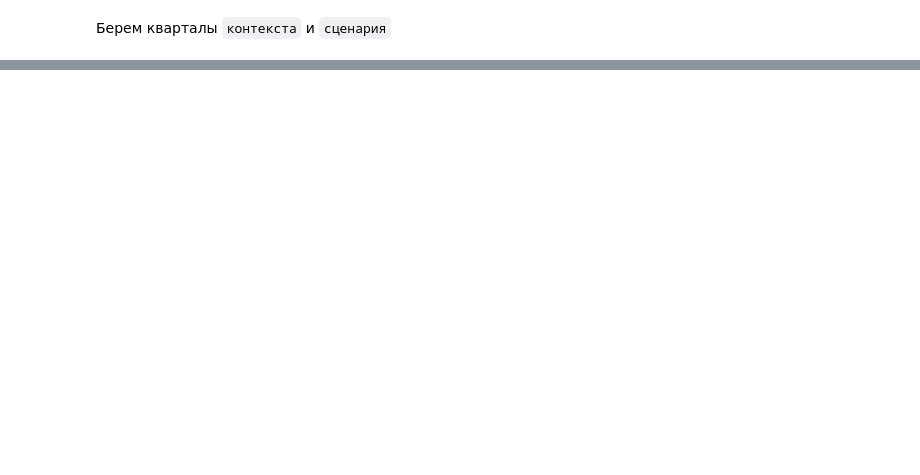
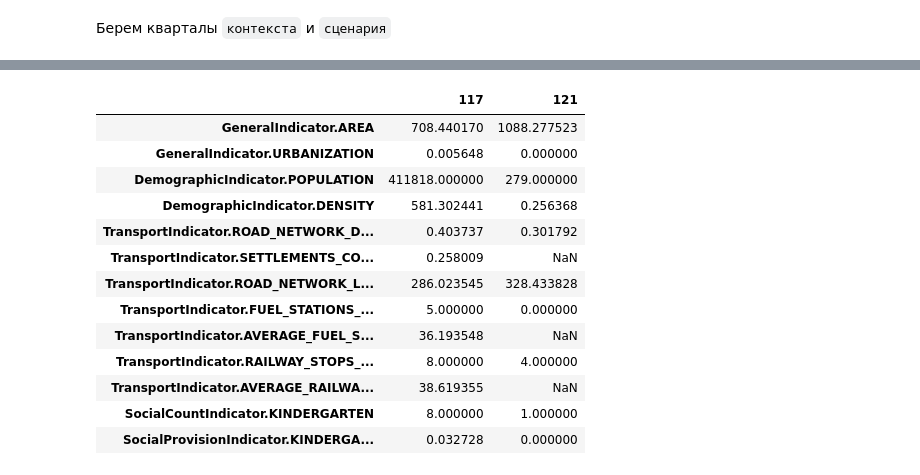
Before and after one commit to vasilstar97/prostor-examples, a Jupyter notebook: examples/Ф22.ipynb, the cells around one changed output, grey strips where cells are left out. Saved outputs shown, nothing was run; the diff lists cells and outputs as text; code cells hidden in the pictures; blank space fills up the shorter version.

```diff
--- a/examples/Ф22.ipynb
+++ b/examples/Ф22.ipynb
@@ -163,0 +59,18 @@ result_df
+# %%
+SERVICE_TYPES_MAPPING = {
+    84: 'fuel',
+    80: 'train_station',
+    21: 'kindergarten',
+    #TODO закончить список
+}
+# %%
+indicators = {}
+for territory_id in blocks_gdf.territory_id.unique():
+    gdf = blocks_gdf[blocks_gdf.territory_id == territory_id]
+
+    count_columns = {f'count_{i}':f'count_{n}' for i,n in SERVICE_TYPES_MAPPING.items()}
+    capacity_columns = {f'capacity_{i}':f'capacity_{n}' for i,n in SERVICE_TYPES_MAPPING.items()}
+    gdf = gdf.rename(columns={**count_columns, **capacity_columns})
+
+    res = calculate_indicators(gdf, acc_mx, roads_gdf)
+    indicators[int(territory_id)] = res
@@ -163,0 +95,18 @@ result_df
+# %%
+indicators_df = pd.DataFrame.from_dict(indicators)
+indicators_df
+# %% [output]
+|  | 117 | 121 |
+| GeneralIndicator.AREA | 708.440170 | 1088.277523 |
+| GeneralIndicator.URBANIZATION | 0.005648 | 0.000000 |
+| DemographicIndicator.POPULATION | 411818.000000 | 279.000000 |
+| DemographicIndicator.DENSITY | 581.302441 | 0.256368 |
+| TransportIndicator.ROAD_NETWORK_D... | 0.403737 | 0.301792 |
+| TransportIndicator.SETTLEMENTS_CO... | 0.258009 | NaN |
+| TransportIndicator.ROAD_NETWORK_L... | 286.023545 | 328.433828 |
+| TransportIndicator.FUEL_STATIONS_... | 5.000000 | 0.000000 |
+| TransportIndicator.AVERAGE_FUEL_S... | 36.193548 | NaN |
+| TransportIndicator.RAILWAY_STOPS_... | 8.000000 | 4.000000 |
+| TransportIndicator.AVERAGE_RAILWA... | 38.619355 | NaN |
+| SocialCountIndicator.KINDERGARTEN | 8.000000 | 1.000000 |
+| SocialProvisionIndicator.KINDERGA... | 0.032728 | 0.000000 |
```
Also changed, not shown: parts of 32 cells of this notebook, 2 other files.
